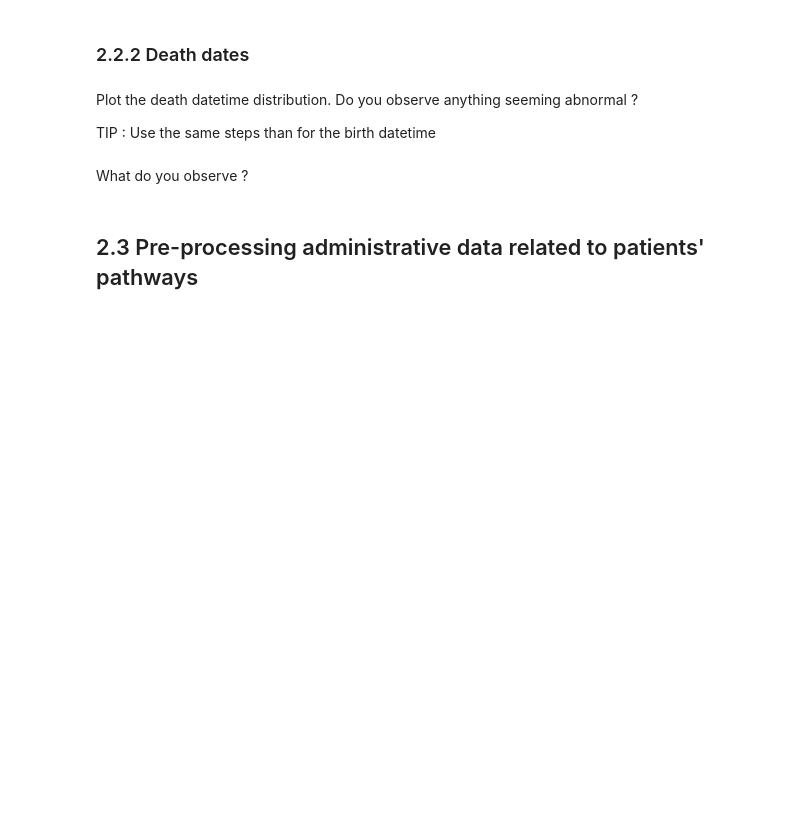
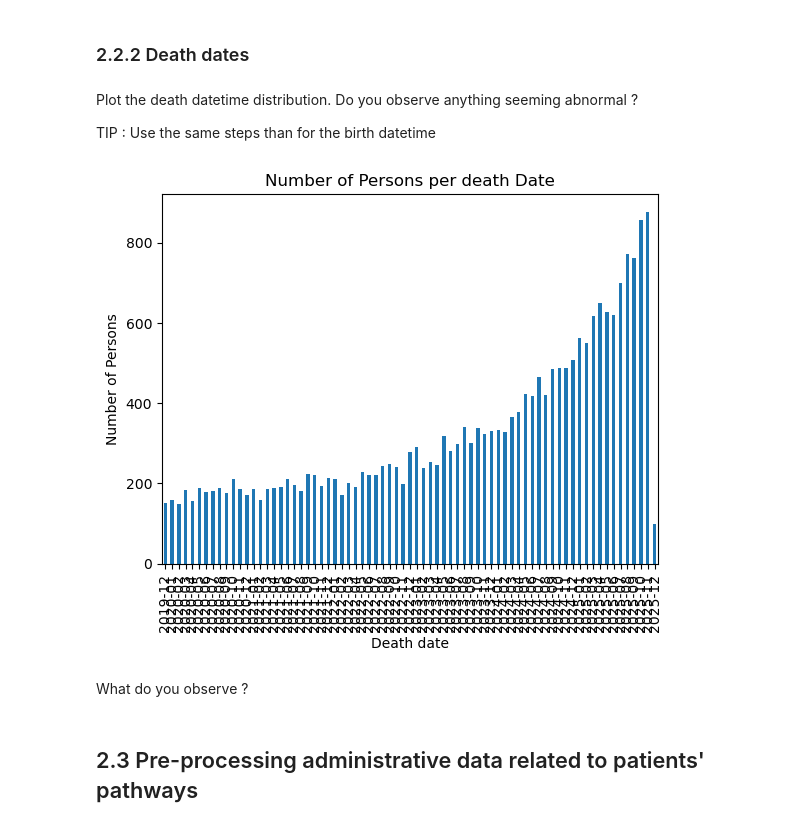
Before and after one commit to LoickChardon/edstuto, a Jupyter notebook: exercises/exercise1/ex1_enonce.ipynb, the cells around one changed output. Cells and saved outputs as stored; diff of their text form; code cells hidden in the pictures; blank space fills up the shorter version.

```diff
--- a/exercises/exercise1/ex1_enonce.ipynb
+++ b/exercises/exercise1/ex1_enonce.ipynb
@@ -361,5 +389,3 @@ What do you see ? Does this distribution look normal ?
 Plot the death datetime distribution. Do you observe anything seeming abnormal ?
 
 TIP : Use the same steps than for the birth datetime
-# %%
-df_person_fix['death_date'] = #TODO
@@ -370,3 +392,16 @@ death_dates_summary = #TODO
+# %%
+df_person_fix.loc[:,'death_date'] = df_person_fix['death_datetime'].dt.strftime('%Y-%m')
+# %%
+death_dates_summary = df_person_fix.groupby('death_date')['person_id'].count()
+# %%
+death_dates_summary.plot(kind='bar')
+
+plt.xlabel('Death date')
+plt.ylabel('Number of Persons')
+plt.title('Number of Persons per death Date')
+plt.show()
+# %% [output]
+[figure, added]
 # %% [markdown]
 What do you observe ?
 # %% [markdown]
```
Also changed, not shown: parts of 49 cells of this notebook.
